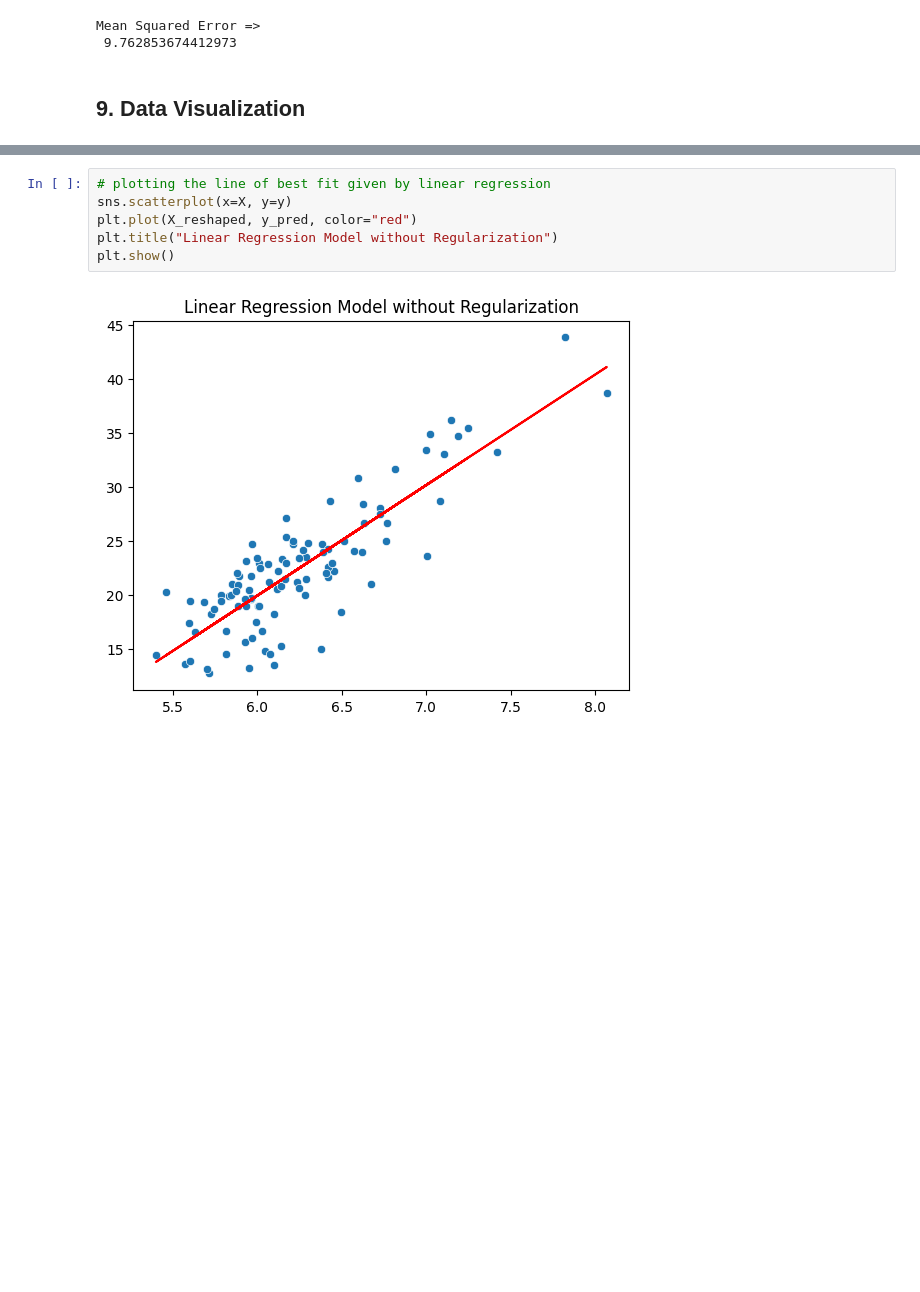
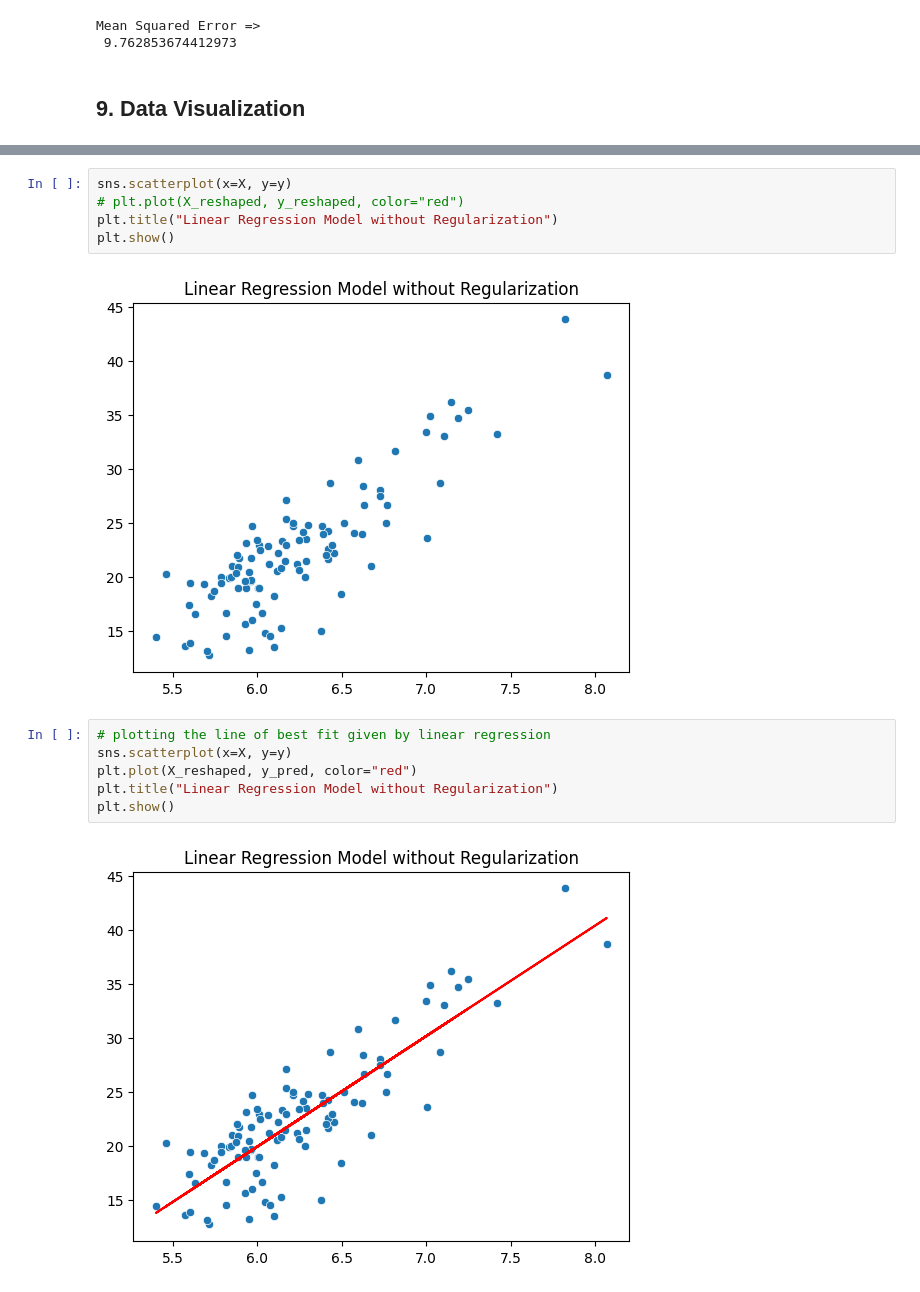
Before and after one commit to akdubey2k/ML, a Jupyter notebook: ML_17_2_Linear_Regression_without_Regularization/ML_17_2_Linear_Regression_without_Regularization.ipynb, the cells around one changed output, grey strips where cells are left out. Cells and saved outputs as stored; diff of their text form; blank space fills up the shorter version.

```diff
--- a/ML_17_2_Linear_Regression_without_Regularization/ML_17_2_Linear_Regression_without_Regularization.ipynb
+++ b/ML_17_2_Linear_Regression_without_Regularization/ML_17_2_Linear_Regression_without_Regularization.ipynb
@@ -167,3 +206,10 @@ Mean Squared Error =>
+# %%
+sns.scatterplot(x=X, y=y)
+# plt.plot(X_reshaped, y_reshaped, color="red")
+plt.title("Linear Regression Model without Regularization")
+plt.show()
+# %% [output]
+[figure, added]
 # %%
 # plotting the line of best fit given by linear regression
 sns.scatterplot(x=X, y=y)
```
Also changed, not shown: parts of 6 cells of this notebook.
